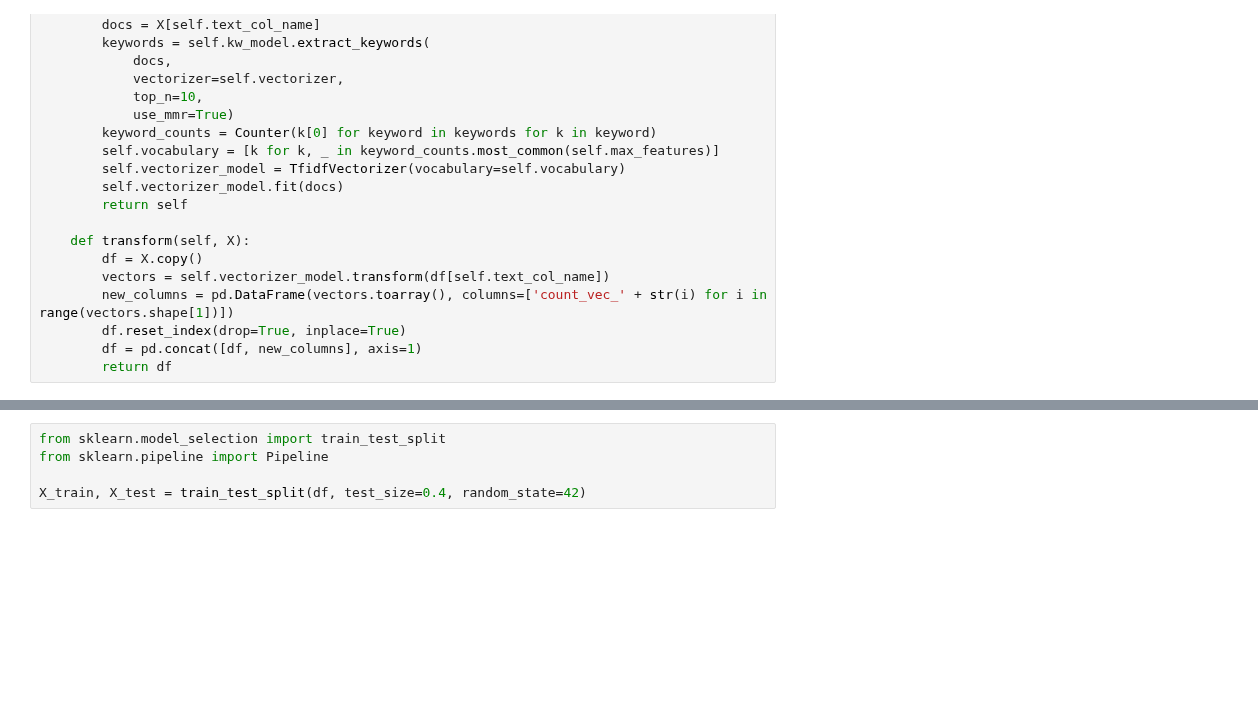
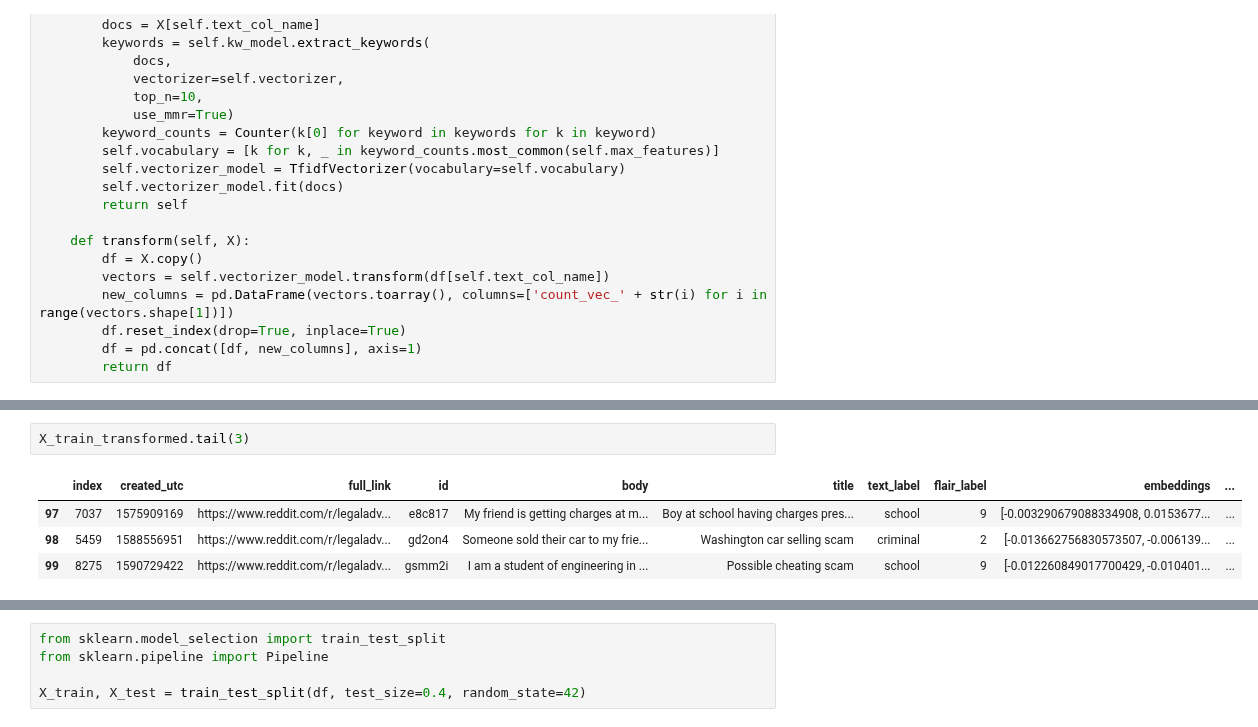
Before and after one commit to pdoubleg/junk-drawer, a Jupyter notebook: src_index/bertopic_testing copy.ipynb, the cells around one changed output, grey strips where cells are left out. Drawn from its saved outputs; the diff is of its cells as text; blank space fills up the shorter version.

```diff
--- a/src_index/bertopic_testing copy.ipynb
+++ b/src_index/bertopic_testing copy.ipynb
@@ -315,0 +417,7 @@ class TripleExtractor(BaseEstimator, TransformerMixin):
+# %%
+X_train_transformed.tail(3)
+# %% [output]
+|  | index | created_utc | full_link | id | body | title | text_label | flair_label | embeddings | ... |
+| 97 | 7037 | 1575909169 | https://www.reddit.com/r/legaladv... | e8c817 | My friend is getting charges at m... | Boy at school having charges pres... | school | 9 | [-0.003290679088334908, 0.0153677... | ... |
+| 98 | 5459 | 1588556951 | https://www.reddit.com/r/legaladv... | gd2on4 | Someone sold their car to my frie... | Washington car selling scam | criminal | 2 | [-0.013662756830573507, -0.006139... | ... |
+| 99 | 8275 | 1590729422 | https://www.reddit.com/r/legaladv... | gsmm2i | I am a student of engineering in ... | Possible cheating scam | school | 9 | [-0.012260849017700429, -0.010401... | ... |
```
Also changed, not shown: parts of 11 cells of this notebook.
